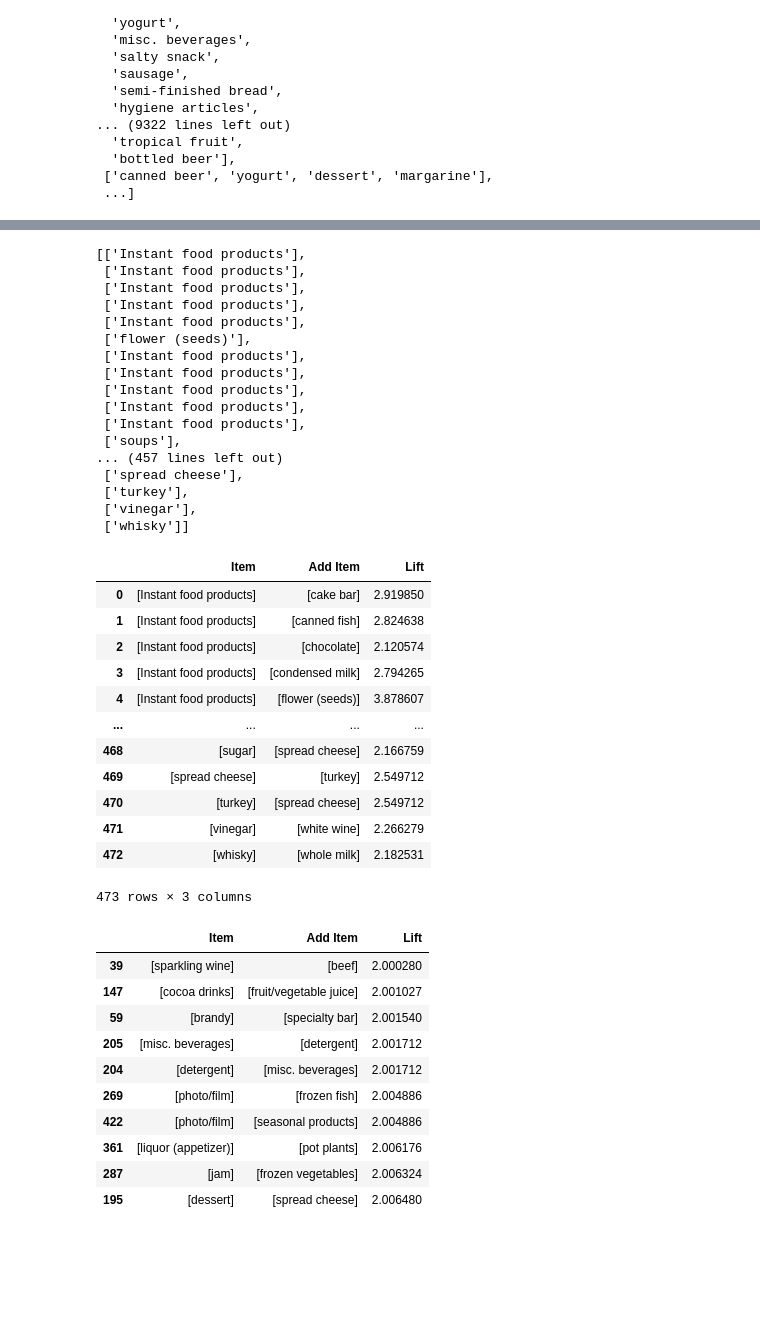
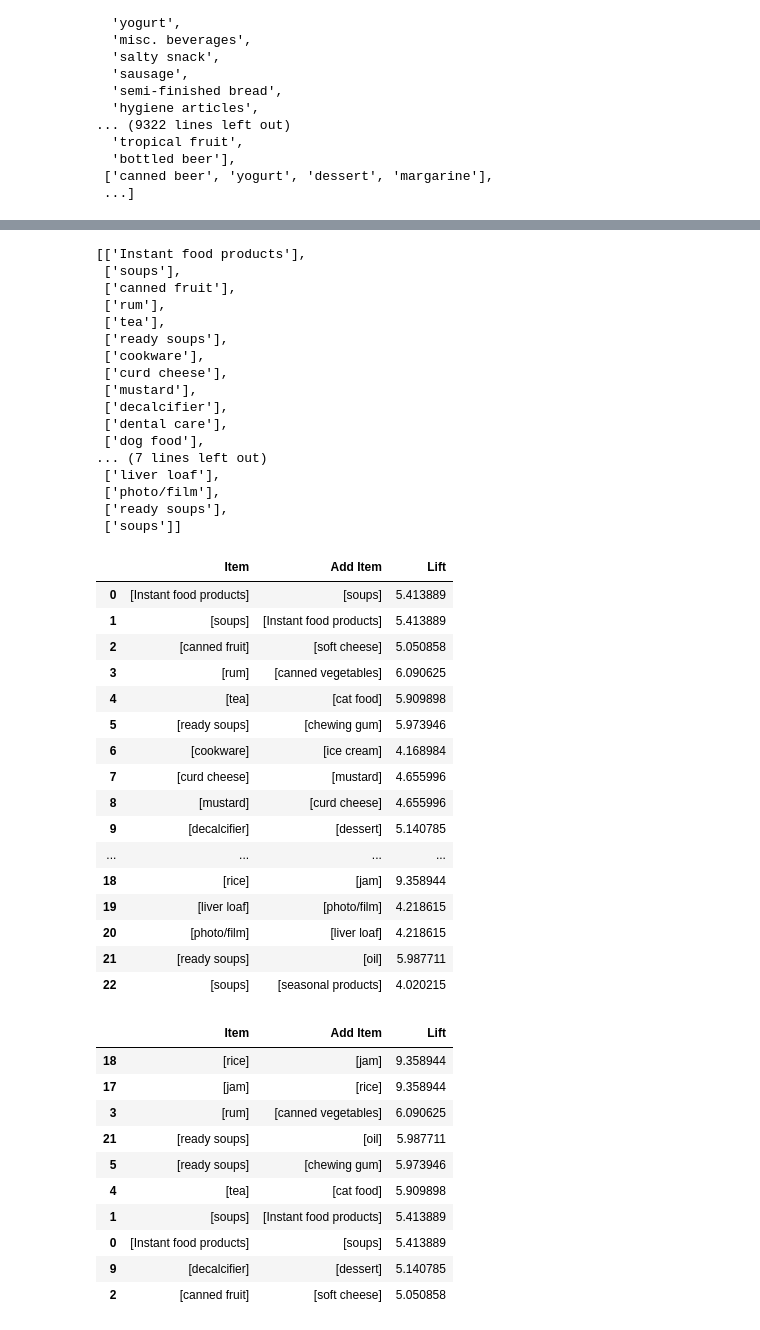
Before and after one commit to Zooll51/Amazinum_camp, a Jupyter notebook: Task 15/Apriori_hometask.ipynb, the cells around one changed output, grey strips where cells are left out. Saved outputs shown, nothing was run; the diff lists cells and outputs as text; code cells hidden in the pictures; blank space fills up the shorter version.

```diff
--- a/Task 15/Apriori_hometask.ipynb
+++ b/Task 15/Apriori_hometask.ipynb
@@ -95,7 +95,7 @@ transactions_list
  ['canned beer', 'yogurt', 'dessert', 'margarine'],
  ...]
 # %%
-association_rules = apriori(transactions_list, min_support=0.001, min_confidence=0.05, min_lift=2, min_length=2,max_length = 2)
+association_rules = apriori(transactions_list, min_support=0.001, min_confidence=0.05, min_lift=4, min_length=2,max_length = 2)
 rules_list = list(association_rules)
 rules_list
 # %% [output]
@@ -166,50 +167,54 @@ for rule in rules_list:
 list_item
 # %% [output]
 [['Instant food products'],
- ['Instant food products'],
- ['Instant food products'],
- ['Instant food products'],
- ['Instant food products'],
- ['flower (seeds)'],
- ['Instant food products'],
- ['Instant food products'],
- ['Instant food products'],
- ['Instant food products'],
- ['Instant food products'],
  ['soups'],
-... (457 lines left out)
- ['spread cheese'],
- ['turkey'],
- ['vinegar'],
- ['whisky']]
+ ['canned fruit'],
+ ['rum'],
+ ['tea'],
+ ['ready soups'],
+ ['cookware'],
+ ['curd cheese'],
+ ['mustard'],
+ ['decalcifier'],
+ ['dental care'],
+ ['dog food'],
+... (7 lines left out)
+ ['liver loaf'],
+ ['photo/film'],
+ ['ready soups'],
+ ['soups']]
 # %%
 rules_df = pd.DataFrame(data={"Item": list_item, "Add Item": list_lifted_item, "Lift": list_lift})
 rules_df
 # %% [output]
 |  | Item | Add Item | Lift |
-| 0 | [Instant food products] | [cake bar] | 2.919850 |
-| 1 | [Instant food products] | [canned fish] | 2.824638 |
-| 2 | [Instant food products] | [chocolate] | 2.120574 |
-| 3 | [Instant food products] | [condensed milk] | 2.794265 |
-| 4 | [Instant food products] | [flower (seeds)] | 3.878607 |
+| 0 | [Instant food products] | [soups] | 5.413889 |
+| 1 | [soups] | [Instant food products] | 5.413889 |
+| 2 | [canned fruit] | [soft cheese] | 5.050858 |
+| 3 | [rum] | [canned vegetables] | 6.090625 |
+| 4 | [tea] | [cat food] | 5.909898 |
+| 5 | [ready soups] | [chewing gum] | 5.973946 |
+| 6 | [cookware] | [ice cream] | 4.168984 |
+| 7 | [curd cheese] | [mustard] | 4.655996 |
+| 8 | [mustard] | [curd cheese] | 4.655996 |
+| 9 | [decalcifier] | [dessert] | 5.140785 |
 | ... | ... | ... | ... |
-| 468 | [sugar] | [spread cheese] | 2.166759 |
-| 469 | [spread cheese] | [turkey] | 2.549712 |
-| 470 | [turkey] | [spread cheese] | 2.549712 |
-| 471 | [vinegar] | [white wine] | 2.266279 |
-| 472 | [whisky] | [whole milk] | 2.182531 |
+| 18 | [rice] | [jam] | 9.358944 |
+| 19 | [liver loaf] | [photo/film] | 4.218615 |
+| 20 | [photo/film] | [liver loaf] | 4.218615 |
+| 21 | [ready soups] | [oil] | 5.987711 |
+| 22 | [soups] | [seasonal products] | 4.020215 |
-473 rows × 3 columns
 # %%
-rules_df.sort_values("Lift").head(10)
+rules_df.sort_values("Lift", ascending=False).head(10)
 # %% [output]
 |  | Item | Add Item | Lift |
-| 39 | [sparkling wine] | [beef] | 2.000280 |
-| 147 | [cocoa drinks] | [fruit/vegetable juice] | 2.001027 |
-| 59 | [brandy] | [specialty bar] | 2.001540 |
-| 205 | [misc. beverages] | [detergent] | 2.001712 |
-| 204 | [detergent] | [misc. beverages] | 2.001712 |
-| 269 | [photo/film] | [frozen fish] | 2.004886 |
-| 422 | [photo/film] | [seasonal products] | 2.004886 |
-| 361 | [liquor (appetizer)] | [pot plants] | 2.006176 |
-| 287 | [jam] | [frozen vegetables] | 2.006324 |
-| 195 | [dessert] | [spread cheese] | 2.006480 |
+| 18 | [rice] | [jam] | 9.358944 |
+| 17 | [jam] | [rice] | 9.358944 |
+| 3 | [rum] | [canned vegetables] | 6.090625 |
+| 21 | [ready soups] | [oil] | 5.987711 |
+| 5 | [ready soups] | [chewing gum] | 5.973946 |
+| 4 | [tea] | [cat food] | 5.909898 |
+| 1 | [soups] | [Instant food products] | 5.413889 |
+| 0 | [Instant food products] | [soups] | 5.413889 |
+| 9 | [decalcifier] | [dessert] | 5.140785 |
+| 2 | [canned fruit] | [soft cheese] | 5.050858 |
```
Also changed, not shown: parts of 3 cells of this notebook.
